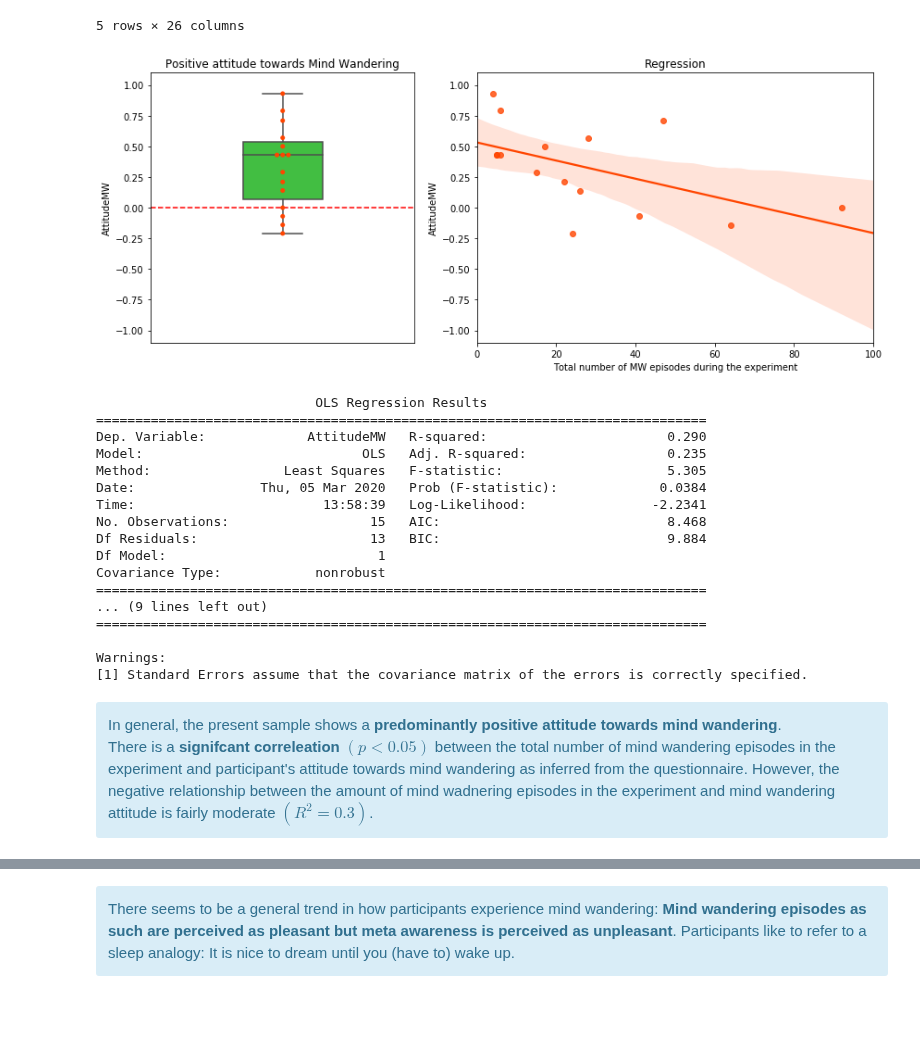
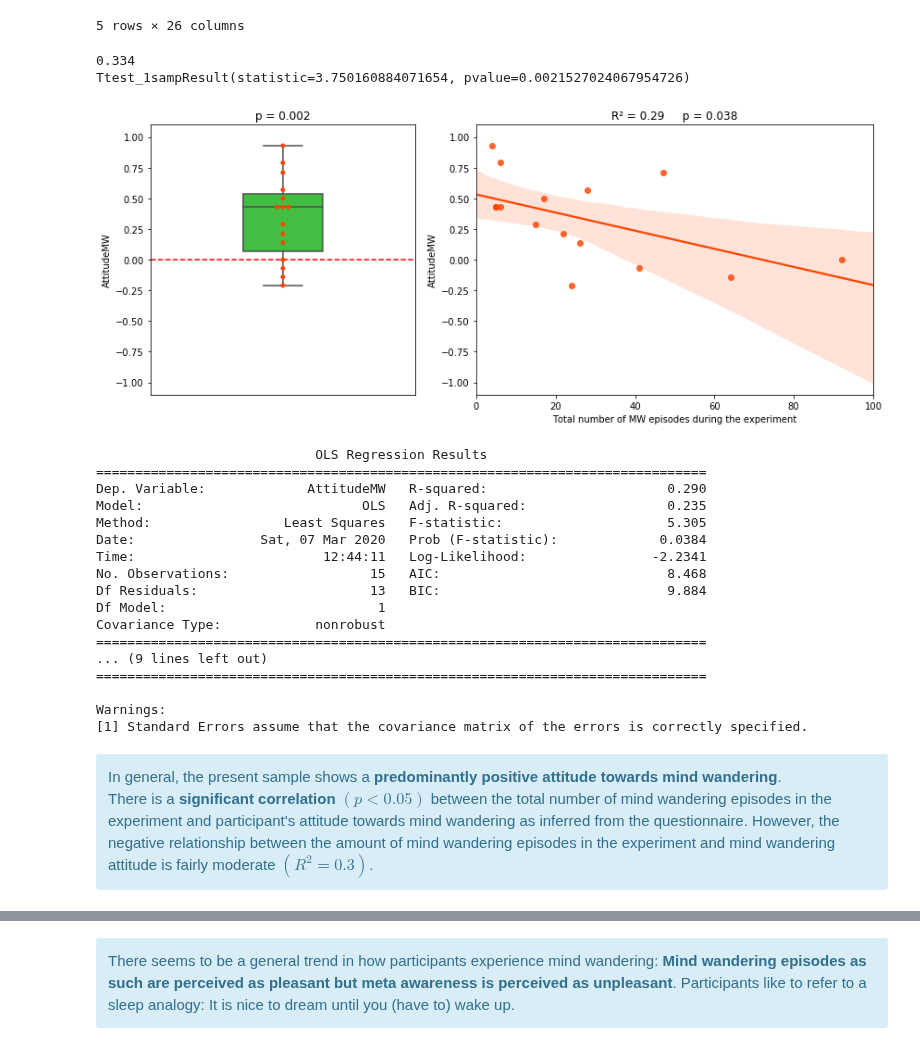
Before and after one commit to mbammel/BscThesis, a Jupyter notebook: BehavioralData.ipynb, the cells around one changed output, grey strips where cells are left out. Cells and saved outputs as stored; diff of their text form; code cells hidden in the pictures; blank space fills up the shorter version.

Commit message:
Figures updated

```diff
--- a/BehavioralData.ipynb
+++ b/BehavioralData.ipynb
@@ -10,7 +11,7 @@ import statsmodels.api as sm
 ## Preprocessing
 # %%
 # Experimental data containing the number of MW episodes
-mw_episodes = pd.read_csv("MW_episodes_raw.csv", delimiter=';')
+mw_episodes = pd.read_csv("./../MW_episodes_raw.csv", delimiter=';')
 
 # Assign bins to the number of MW episodes in each block that corresponds to questionnaire categories
 def binning(values):
@@ -44,7 +45,7 @@ mw_episodes.head()
 | 4 | sub5 | 8 | 6 | 12 | 26 | 2 | 2 | 3 |
 # %%
 # Questionnaire data
-survey = pd.read_csv("QuestionnaireMindWandering.csv")
+survey = pd.read_csv("./../QuestionnaireMindWandering.csv")
 survey = survey.iloc[:,[1,5,6,7,12,13,14,15,16,17,18,19,20,21]]
 
 # Assign numeric values to questionnaire categories that correspond to the bins of experimental data
@@ -246,47 +247,54 @@ survey.head()
 # %%
 fig, axes = plt.subplots(nrows=1, ncols=2, figsize=(12,5), gridspec_kw={'width_ratios':[1,1.5]})
 
 # Boxplot
 sns.boxplot(survey['AttitudeMW'], orient='v', color='limegreen', saturation=0.8, width=0.3, ax=axes[0])
 sns.swarmplot(survey['AttitudeMW'], orient='v', color='orangered', ax=axes[0])
 axes[0].axhline(0, color='red', linestyle='--')
-axes[0].set(ylim=[-1.1,1.1], xticks=[], title='Positive attitude towards Mind Wandering')
+axes[0].set(ylim=[-1.1,1.1], xticks=[], title='p = 0.002')
+
+# T-test testing for significance of mind wandering attitude against a neutral attitude of 0.0
+print(np.mean(survey['AttitudeMW']))
+print(st.ttest_1samp(survey['AttitudeMW'], 0.0))
+
 
 # Regression Plot
 axes[1].set(ylim=[-1.1,1.1], xlim=[0,100])
 sns.regplot(x=mw_episodes['Total'], y=survey['AttitudeMW'], color='orangered', ax=axes[1])
-axes[1].set(xlabel='Total number of MW episodes during the experiment', title='Regression')
+axes[1].set(xlabel='Total number of MW episodes during the experiment', title="{}\u00b2 = 0.29     p = 0.038".format('R'))
 
 fig.tight_layout()
 plt.show()
 fig.savefig('./Figures/Behav3_MW_attitude.svg')
 
 # Linear regression using statsmodel
 results = sm.OLS(survey['AttitudeMW'], sm.add_constant(mw_episodes['Total'])).fit()
 print(results.summary())
 # %% [output]
+0.334
+Ttest_1sampResult(statistic=3.750160884071654, pvalue=0.0021527024067954726)
-[figure, old version]
+[figure, new version]
-                            OLS Regression Results
-==============================================================================
-Dep. Variable:             AttitudeMW   R-squared:                       0.290
-Model:                            OLS   Adj. R-squared:                  0.235
-Method:                 Least Squares   F-statistic:                     5.305
-Date:                Thu, 05 Mar 2020   Prob (F-statistic):             0.0384
-Time:                        13:58:39   Log-Likelihood:                -2.2341
-No. Observations:                  15   AIC:                             8.468
-Df Residuals:                      13   BIC:                             9.884
-Df Model:                           1
-Covariance Type:            nonrobust
-==============================================================================
-... (9 lines left out)
-==============================================================================
-
-Warnings:
-[1] Standard Errors assume that the covariance matrix of the errors is correctly specified.
+                            OLS Regression Results
+==============================================================================
+Dep. Variable:             AttitudeMW   R-squared:                       0.290
+Model:                            OLS   Adj. R-squared:                  0.235
+Method:                 Least Squares   F-statistic:                     5.305
+Date:                Sat, 07 Mar 2020   Prob (F-statistic):             0.0384
+Time:                        12:44:11   Log-Likelihood:                -2.2341
+No. Observations:                  15   AIC:                             8.468
+Df Residuals:                      13   BIC:                             9.884
+Df Model:                           1
+Covariance Type:            nonrobust
+==============================================================================
+... (9 lines left out)
+==============================================================================
+
+Warnings:
+[1] Standard Errors assume that the covariance matrix of the errors is correctly specified.
 # %% [markdown]
 <div class="alert alert-block alert-info">
     In general, the present sample shows a <b>predominantly positive attitude towards mind wandering</b>. <br>
-    There is a <b> signifcant correleation $(p<0.05)$</b> between the total number of mind wandering episodes in the experiment and participant's attitude towards mind wandering as inferred from the questionnaire. However, the negative relationship between the amount of mind wadnering episodes in the experiment and mind wandering attitude is fairly moderate $(R^2=0.3)$.
+    There is a <b> significant correlation $(p<0.05)$</b> between the total number of mind wandering episodes in the experiment and participant's attitude towards mind wandering as inferred from the questionnaire. However, the negative relationship between the amount of mind wandering episodes in the experiment and mind wandering attitude is fairly moderate $(R^2=0.3)$.
 </div>
 # %% [markdown]
 ## First person accounts
```
Also changed, not shown: parts of 5 cells of this notebook, 7 other files.
